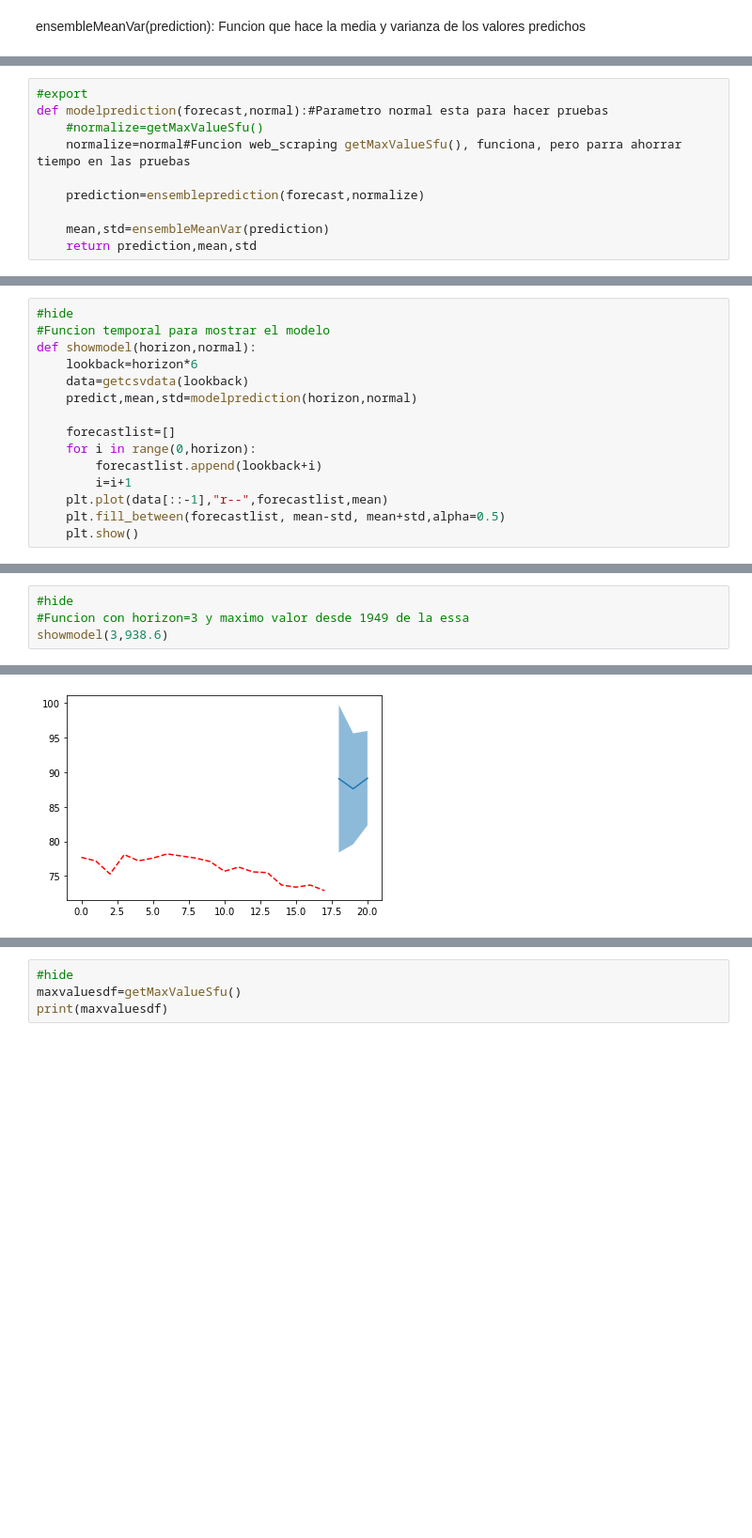
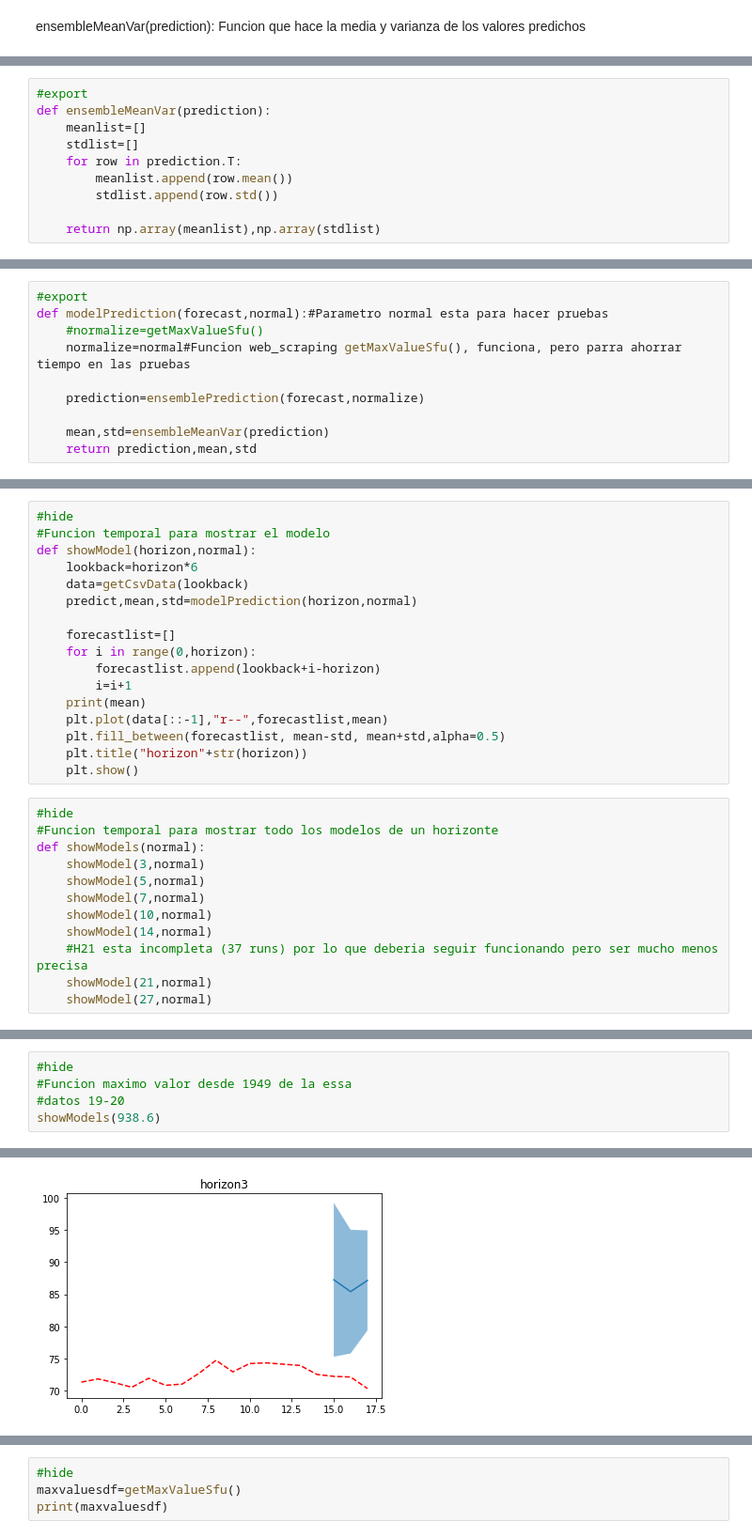
Before and after one commit to Miguel-Antonm/deploy_DL_space_weather_forecast, a Jupyter notebook: nbs/02_load_model.ipynb, the cells around one changed output, grey strips where cells are left out. Shown at 94% size. Cells and saved outputs as stored; diff of their text form; blank space fills up the shorter version.

Commit message:
Optimizado codigo 02 ensembleMeanVar, limpiado y optimizado codigo, creado showModels, modificado .ini (matplotlib). #4

```diff
--- a/nbs/02_load_model.ipynb
+++ b/nbs/02_load_model.ipynb
@@ -203,2 +191,12 @@ def ensembleMeanVar(prediction):
+# %%
+#export
+def ensembleMeanVar(prediction):
+    meanlist=[]
+    stdlist=[]
+    for row in prediction.T:
+        meanlist.append(row.mean())
+        stdlist.append(row.std())
+
+    return np.array(meanlist),np.array(stdlist)
 # %%
 #hide
@@ -212,10 +210,10 @@ predecir(forecast): Funcion general que invoca a las demas funciones para cargar
 # %%
 #export
-def modelprediction(forecast,normal):#Parametro normal esta para hacer pruebas
+def modelPrediction(forecast,normal):#Parametro normal esta para hacer pruebas
     #normalize=getMaxValueSfu()
     normalize=normal#Funcion web_scraping getMaxValueSfu(), funciona, pero parra ahorrar tiempo en las pruebas
 
-    prediction=ensembleprediction(forecast,normalize)
+    prediction=ensemblePrediction(forecast,normalize)
 
     mean,std=ensembleMeanVar(prediction)
     return prediction,mean,std
@@ -245,15 +243,29 @@ print("----Predict----\n",globalpredicttest,"\n\n----Mean----\n",meantest,"\n\n-
 # %%
 #hide
 #Funcion temporal para mostrar el modelo
-def showmodel(horizon,normal):
+def showModel(horizon,normal):
     lookback=horizon*6
-    data=getcsvdata(lookback)
-    predict,mean,std=modelprediction(horizon,normal)
+    data=getCsvData(lookback)
+    predict,mean,std=modelPrediction(horizon,normal)
 
     forecastlist=[]
     for i in range(0,horizon):
-        forecastlist.append(lookback+i)
+        forecastlist.append(lookback+i-horizon)
         i=i+1
+    print(mean)
     plt.plot(data[::-1],"r--",forecastlist,mean)
     plt.fill_between(forecastlist, mean-std, mean+std,alpha=0.5)
+    plt.title("horizon"+str(horizon))
     plt.show()
+# %%
+#hide
+#Funcion temporal para mostrar todo los modelos de un horizonte
+def showModels(normal):
+    showModel(3,normal)
+    showModel(5,normal)
+    showModel(7,normal)
+    showModel(10,normal)
+    showModel(14,normal)
+    #H21 esta incompleta (37 runs) por lo que deberia seguir funcionando pero ser mucho menos precisa
+    showModel(21,normal)
+    showModel(27,normal)
@@ -260,5 +370,6 @@ def showmodel(horizon,normal):
 # %%
 #hide
-#Funcion con horizon=3 y maximo valor desde 1949 de la essa
-showmodel(3,938.6)
+#Funcion maximo valor desde 1949 de la essa
+#datos 19-20
+showModels(938.6)
 # %% [output]
@@ -265 +377 @@ showmodel(3,938.6)
-[figure, old version]
+[figure, new version]
```
Also changed, not shown: parts of 31 cells of this notebook, 6 other files.
